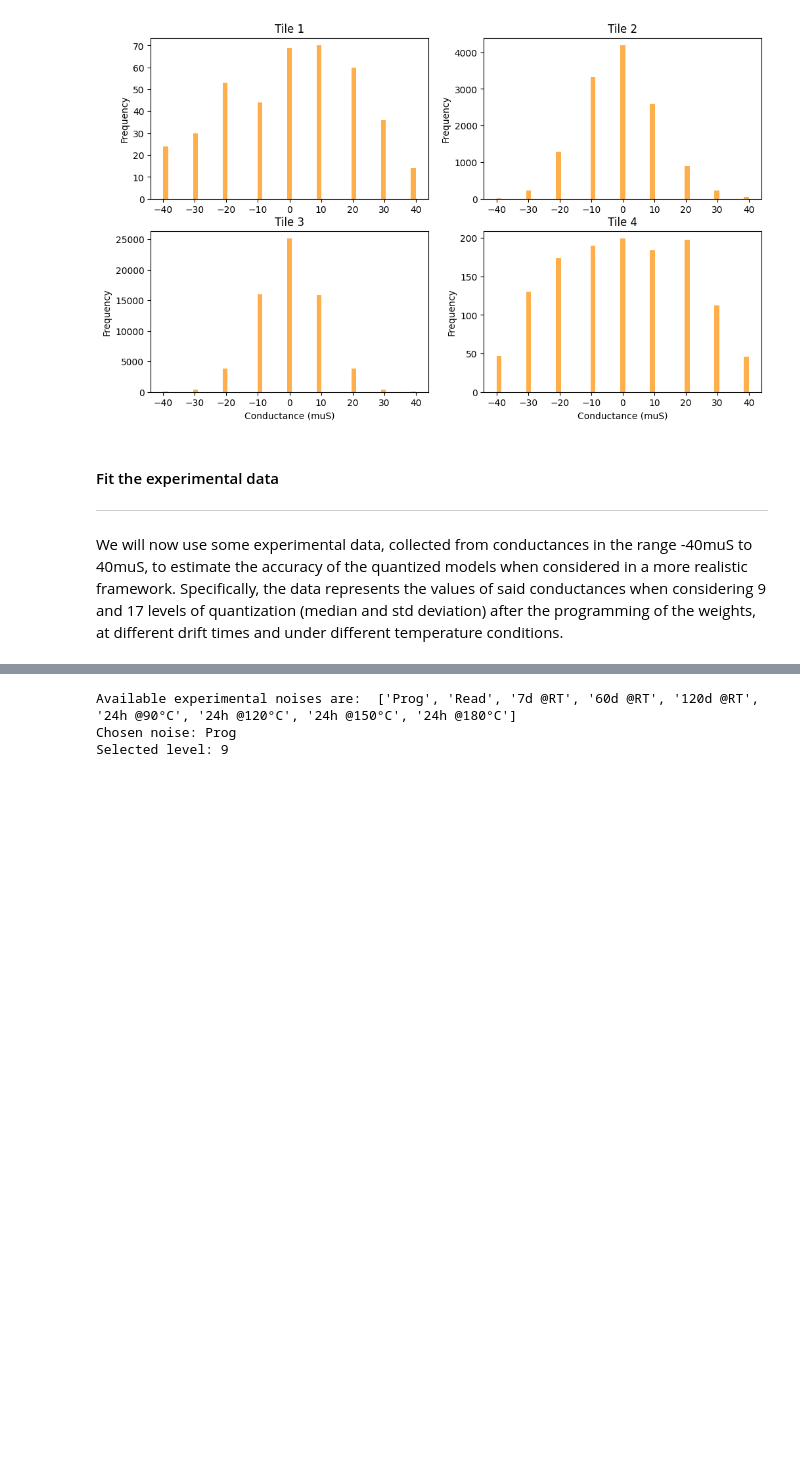
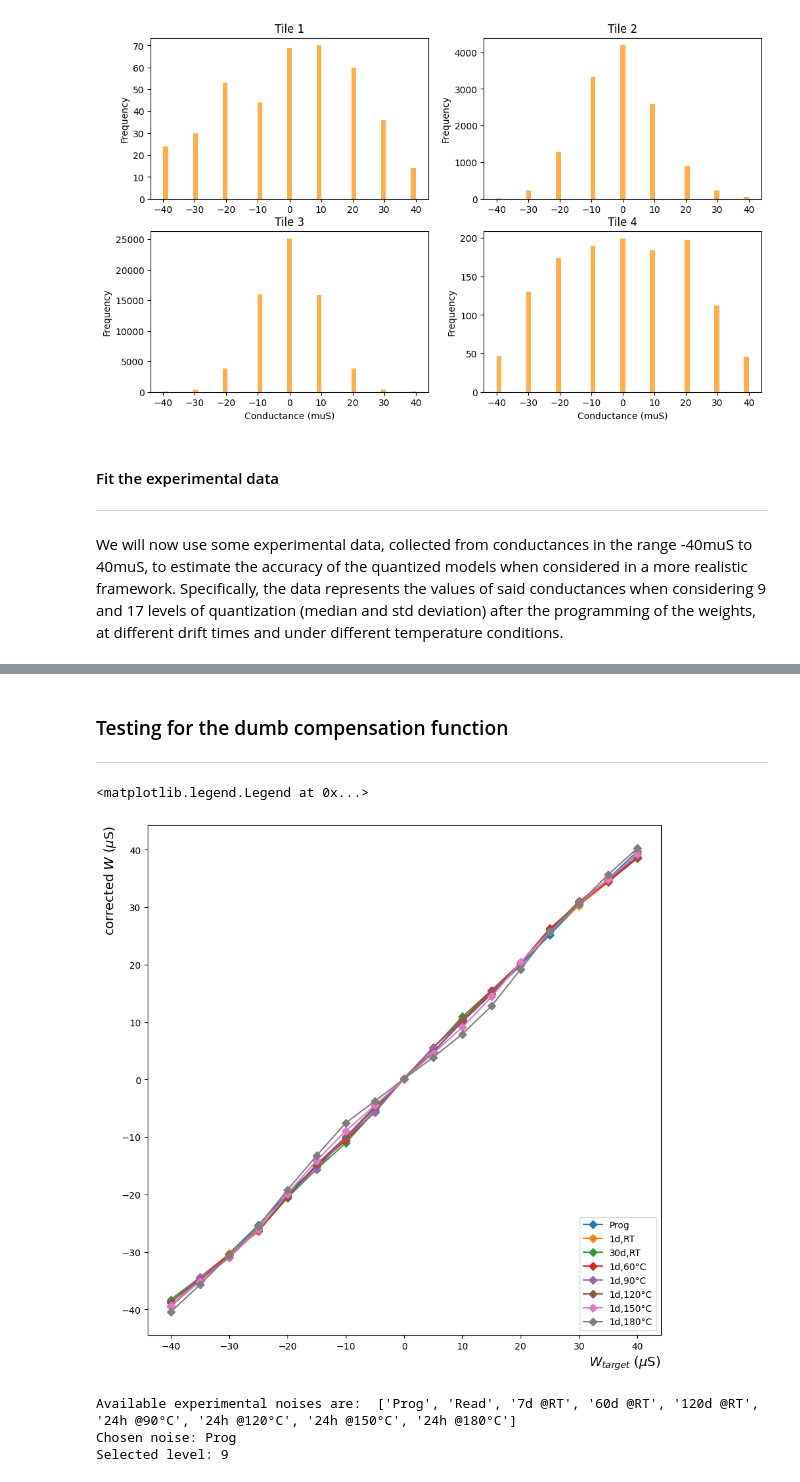
Before and after one commit to ApprehensiveKnee/aihwkit, a Jupyter notebook: sandbox/quantization.ipynb, the cells around one changed output, grey strips where cells are left out. Drawn from its saved outputs; the diff is of its cells as text; code cells hidden in the pictures; blank space fills up the shorter version.

```diff
--- a/sandbox/quantization.ipynb
+++ b/sandbox/quantization.ipynb
@@ -667,3 +666,22 @@ ax[1].legend(loc = 'lower right')
+# %% [markdown]
+### Testing for the dumb compensation function
+---
+# %%
+from src.utilities import correct
+
+# Correct the data and plot again
+fig, ax = plt.subplots(1,1, figsize=(10,10))
+x = CONDUCTANCES[SELECTED_LEVEL]
+for type in types:
+    y = ww_mdn[type]
+    y = correct(x, y)
+    ax.plot(x, y, label=type, marker='D')
+ax.set_ylabel(r" corrected $W$ ($\mu$S)", fontsize=14, loc = 'top')
+ax.set_xlabel(r" $W_{target}$ ($\mu$S)", fontsize=14, loc = 'right')
+ax.legend(loc='lower right')
+# %% [output]
+<matplotlib.legend.Legend at 0x...>
+[figure, added]
 # %%
 from src.noise import ExperimentalNoiseModel
 from aihwkit.inference.converter.conductance import SinglePairConductanceConverter
```
Also changed, not shown: parts of 1 cell of this notebook, 5 other files.
